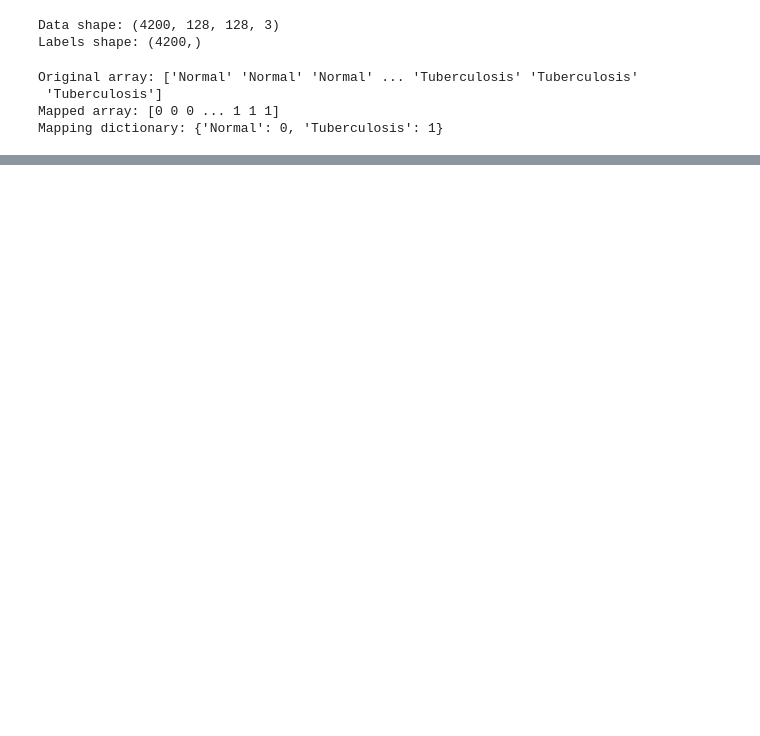
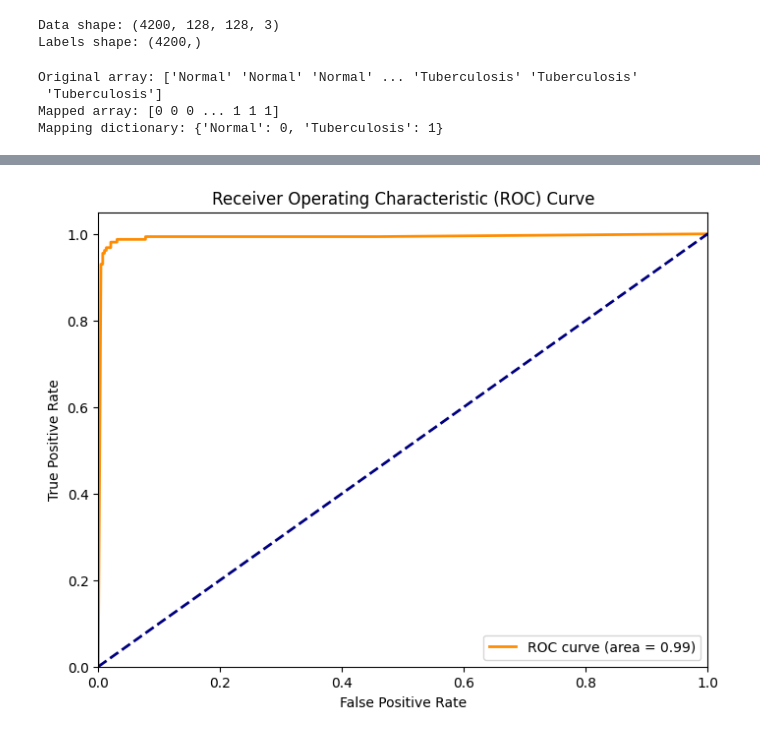
Before and after one commit to Mehwishwajid/ResearchProject, a Jupyter notebook: CodeFile.ipynb, the cells around one changed output, grey strips where cells are left out. Drawn from its saved outputs; the diff is of its cells as text; code cells hidden in the pictures; blank space fills up the shorter version.

```diff
--- a/CodeFile.ipynb
+++ b/CodeFile.ipynb
@@ -717,3 +199,0 @@ Y_train = np.array(Y_train)
-# %%
-# Train the model
-history = model.fit(X_train, Y_train, validation_split=0.2, epochs=10, batch_size=32)
@@ -817,0 +336,17 @@ plt.show()
+# %%
+!pip install tensorflow-addons
+from tensorflow.keras.optimizers import Adam, SGD, RMSprop, Adagrad # Import optimizers
+
+
+# Lower learning rate
+learning_rate = 0.0001  # Adjust as needed
+
+
+
+# Define a dictionary of optimizers
+optimizers = {
+    "Adam": Adam(learning_rate=learning_rate),
+    "SGD": SGD(learning_rate=learning_rate),
+    "RMSprop": RMSprop(learning_rate=learning_rate),
+    "Adagrad": Adagrad(learning_rate=learning_rate)
+}
@@ -817,0 +371,77 @@ plt.show()
+# %%
+
+
+for model_name, create_model_func in models.items():
+    for optimizer_name, optimizer in optimizers.items():
+
+            print(f"Evaluating {model_name} with {optimizer_name} )...")
+
+            model = create_model_func()
+
+            # Move model.compile inside the inner loop
+            model.compile(optimizer=optimizer, loss='binary_crossentropy',
+                          metrics=['accuracy', 'Precision', 'Recall'])
+
+            start_time = time.time()
+
+
+
+            history = model.fit(X_train, Y_train, validation_data=(X_test, Y_test), epochs=20, batch_size=32)
+
+            end_time = time.time()
+            training_time = end_time - start_time
+            print(f"Training time: {training_time:.2f} seconds")
+
+            y_pred = model.predict(X_test)
+            y_pred_classes = (y_pred > 0.5).astype(int).flatten()
+            end_time = time.time()
+            training_time = end_time - start_time
+            print(f"Training time: {training_time:.2f} seconds")
+
+            y_pred = model.predict(X_test)
+            y_pred_classes = (y_pred > 0.5).astype(int).flatten()
+
+            # Calculate and print metrics
+            accuracy = accuracy_score(Y_test, y_pred_classes)
+            precision = precision_score(Y_test, y_pred_classes)
+            recall = recall_score(Y_test, y_pred_classes)
+            f1 = f1_score(Y_test, y_pred_classes)
+            roc_auc = roc_auc_score(Y_test, y_pred)
+
+            print(f"\n{model_name} Results:")
+            print(f"Accuracy: {accuracy:.4f}")
+            print(f"Precision: {precision:.4f}")
+            print(f"Recall: {recall:.4f}")
+            print(f"F1 Score: {f1:.4f}")
+            print(f"ROC AUC: {roc_auc:.4f}")
+
+
+
+            # Classification report (includes precision, recall, F1-score)
+            print("\nClassification Report:\n", classification_report(Y_test, y_pred_classes))
+
+            # ROC curve
+            fpr, tpr, thresholds = roc_curve(Y_test, y_pred)
+            plt.figure(figsize=(8, 6))
+            plt.plot(fpr, tpr, color='darkorange', lw=2, label=f'ROC curve (area = {roc_auc:.2f})')
+            plt.plot([0, 1], [0, 1], color='navy', lw=2, linestyle='--')
+            plt.xlim([0.0, 1.0])
+            plt.ylim([0.0, 1.05])
+            plt.xlabel('False Positive Rate')
+            plt.ylabel('True Positive Rate')
+            plt.title('Receiver Operating Characteristic (ROC) Curve')
+            plt.legend(loc="lower right")
+            plt.show()
+
+            # Confusion matrix
+            cm = confusion_matrix(Y_test, y_pred_classes)
+            plt.figure(figsize=(8, 6))
+            sns.heatmap(cm, annot=True, fmt='d', cmap='Blues', xticklabels=['Normal', 'Tuberculosis'], yticklabels=['Normal', 'Tuberculosis'])
+            plt.xlabel('Predicted')
+            plt.ylabel('Actual')
+            plt.title('Confusion Matrix')
+            plt.show()
+
+
+            print("-" * 30)
+# %% [output]
@@ -817,0 +469 @@ plt.show()
+[figure, added]
```
Also changed, not shown: parts of 90 cells of this notebook.
